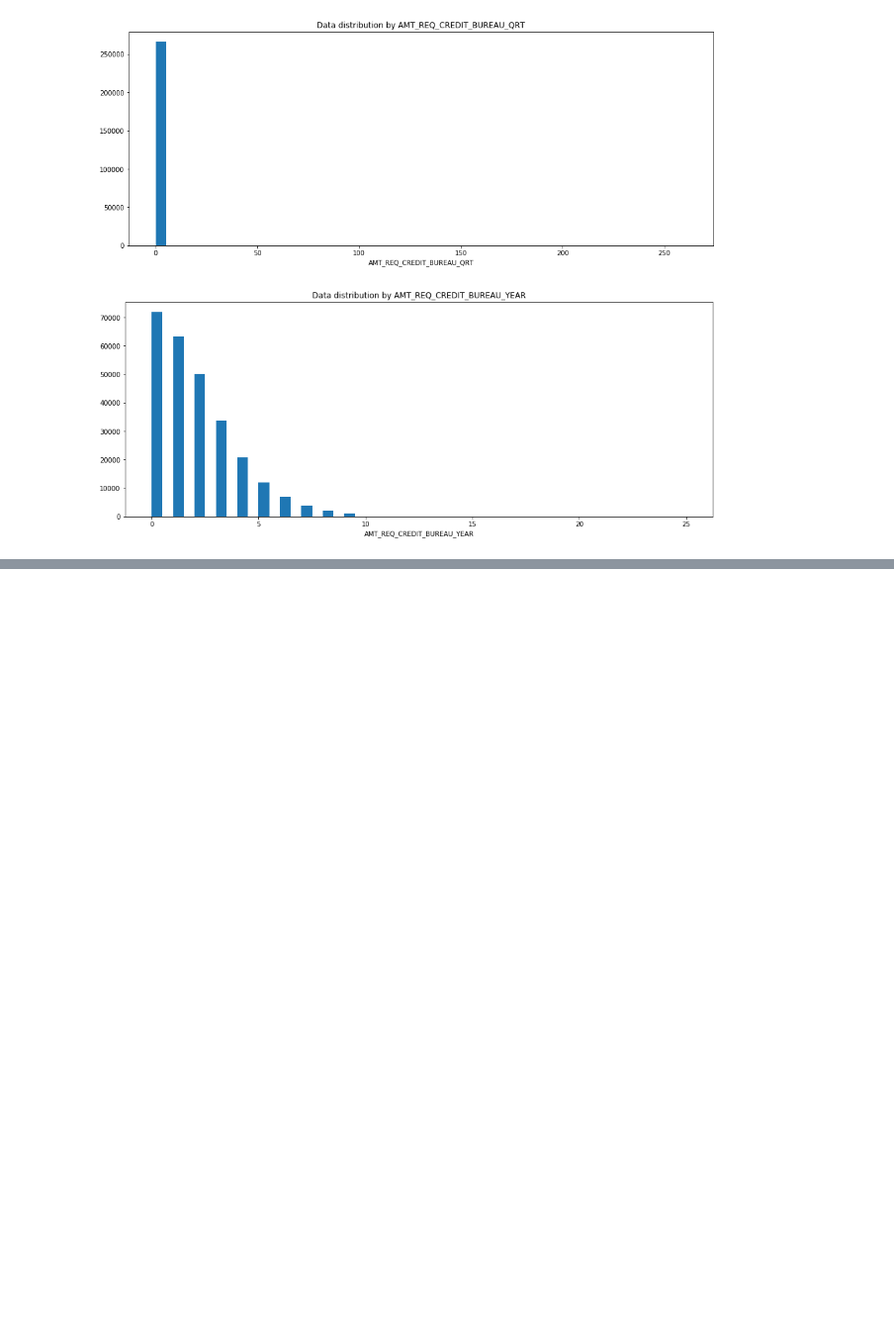
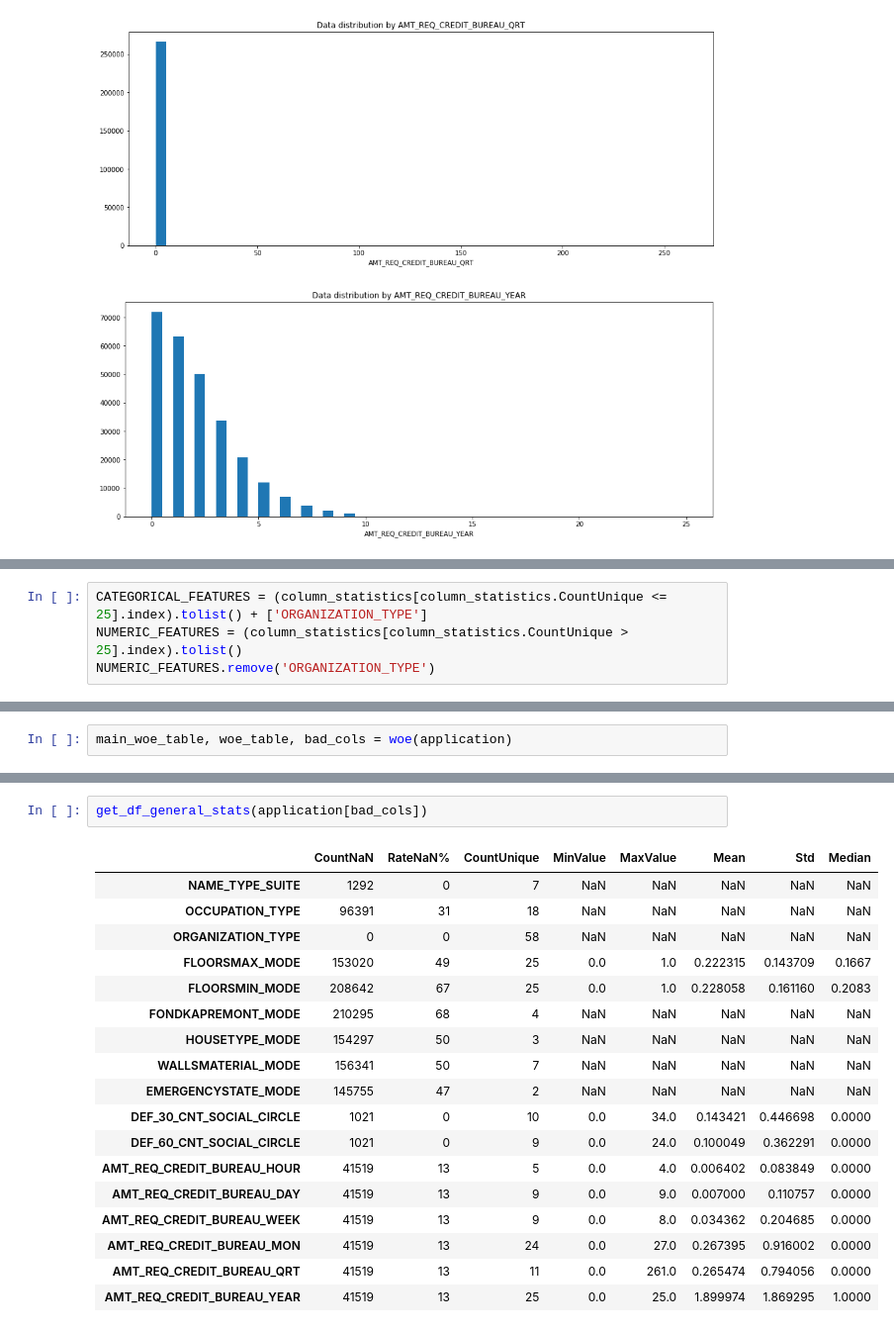
Before and after one commit to nuwanda57/HomeCredit1, a Jupyter notebook: exploration.ipynb, the cells around one changed output, grey strips where cells are left out. Shown at 99% size. Cells and saved outputs as stored; diff of their text form; blank space fills up the shorter version.

```diff
--- a/exploration.ipynb
+++ b/exploration.ipynb
@@ -471,0 +494,4 @@ draw_hists_for_numerical_columns(AMT_GROUP_CATEGORICAL, amt_application)
+# %%
+CATEGORICAL_FEATURES = (column_statistics[column_statistics.CountUnique <= 25].index).tolist() + ['ORGANIZATION_TYPE']
+NUMERIC_FEATURES = (column_statistics[column_statistics.CountUnique > 25].index).tolist()
+NUMERIC_FEATURES.remove('ORGANIZATION_TYPE')
@@ -471,0 +636,2 @@ draw_hists_for_numerical_columns(AMT_GROUP_CATEGORICAL, amt_application)
+# %%
+main_woe_table, woe_table, bad_cols = woe(application)
@@ -471,0 +821,21 @@ draw_hists_for_numerical_columns(AMT_GROUP_CATEGORICAL, amt_application)
+# %%
+get_df_general_stats(application[bad_cols])
+# %% [output]
+|  | CountNaN | RateNaN% | CountUnique | MinValue | MaxValue | Mean | Std | Median |
+| NAME_TYPE_SUITE | 1292 | 0 | 7 | NaN | NaN | NaN | NaN | NaN |
+| OCCUPATION_TYPE | 96391 | 31 | 18 | NaN | NaN | NaN | NaN | NaN |
+| ORGANIZATION_TYPE | 0 | 0 | 58 | NaN | NaN | NaN | NaN | NaN |
+| FLOORSMAX_MODE | 153020 | 49 | 25 | 0.0 | 1.0 | 0.222315 | 0.143709 | 0.1667 |
+| FLOORSMIN_MODE | 208642 | 67 | 25 | 0.0 | 1.0 | 0.228058 | 0.161160 | 0.2083 |
+| FONDKAPREMONT_MODE | 210295 | 68 | 4 | NaN | NaN | NaN | NaN | NaN |
+| HOUSETYPE_MODE | 154297 | 50 | 3 | NaN | NaN | NaN | NaN | NaN |
+| WALLSMATERIAL_MODE | 156341 | 50 | 7 | NaN | NaN | NaN | NaN | NaN |
+| EMERGENCYSTATE_MODE | 145755 | 47 | 2 | NaN | NaN | NaN | NaN | NaN |
+| DEF_30_CNT_SOCIAL_CIRCLE | 1021 | 0 | 10 | 0.0 | 34.0 | 0.143421 | 0.446698 | 0.0000 |
+| DEF_60_CNT_SOCIAL_CIRCLE | 1021 | 0 | 9 | 0.0 | 24.0 | 0.100049 | 0.362291 | 0.0000 |
+| AMT_REQ_CREDIT_BUREAU_HOUR | 41519 | 13 | 5 | 0.0 | 4.0 | 0.006402 | 0.083849 | 0.0000 |
+| AMT_REQ_CREDIT_BUREAU_DAY | 41519 | 13 | 9 | 0.0 | 9.0 | 0.007000 | 0.110757 | 0.0000 |
+| AMT_REQ_CREDIT_BUREAU_WEEK | 41519 | 13 | 9 | 0.0 | 8.0 | 0.034362 | 0.204685 | 0.0000 |
+| AMT_REQ_CREDIT_BUREAU_MON | 41519 | 13 | 24 | 0.0 | 27.0 | 0.267395 | 0.916002 | 0.0000 |
+| AMT_REQ_CREDIT_BUREAU_QRT | 41519 | 13 | 11 | 0.0 | 261.0 | 0.265474 | 0.794056 | 0.0000 |
+| AMT_REQ_CREDIT_BUREAU_YEAR | 41519 | 13 | 25 | 0.0 | 25.0 | 1.899974 | 1.869295 | 1.0000 |
```
Also changed, not shown: parts of 20 cells of this notebook.
